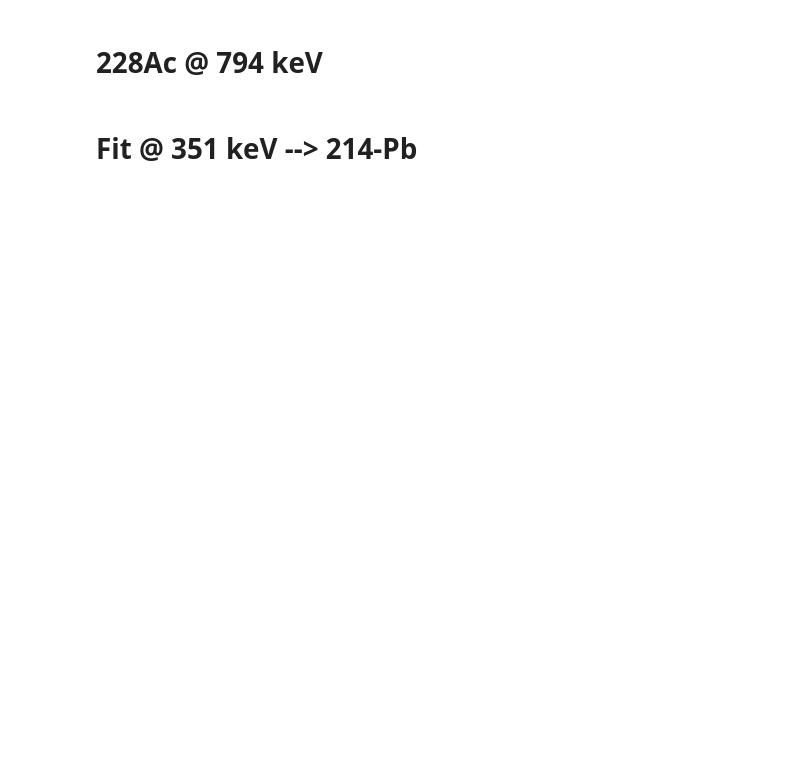
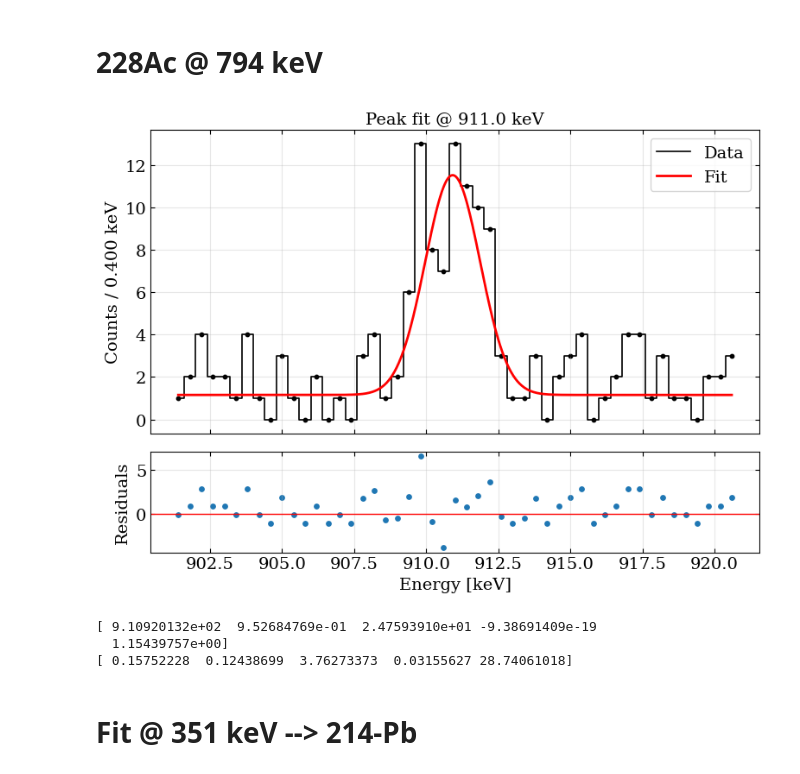
Before and after one commit to RitaF00/ZrO2-double-beta-decay, a Jupyter notebook: backgorund_characterization.ipynb, the cells around one changed output. Cells and saved outputs as stored; diff of their text form; code cells hidden in the pictures; blank space fills up the shorter version.

```diff
--- a/backgorund_characterization.ipynb
+++ b/backgorund_characterization.ipynb
@@ -1363,13 +1365,18 @@ FIT_WINDOW = 8
 # %%
 
 for peak_name, peak_energy in BACKGROUND_PEAKS.items():
     fit_peak_single(
         E_tot,
         Ntot,
         center=peak_energy,
-        window = 5,
+        window = 10,
         plot=True,
     )
+# %% [output]
+[figure, added]
+[ 9.10920132e+02  9.52684769e-01  2.47593910e+01 -9.38691409e-19
+  1.15439757e+00]
+[ 0.15752228  0.12438699  3.76273373  0.03155627 28.74061018]
 # %% [markdown]
 # Fit @ 351 keV --> 214-Pb
 # %%
```
Also changed, not shown: parts of 6 cells of this notebook, 2 other files.
